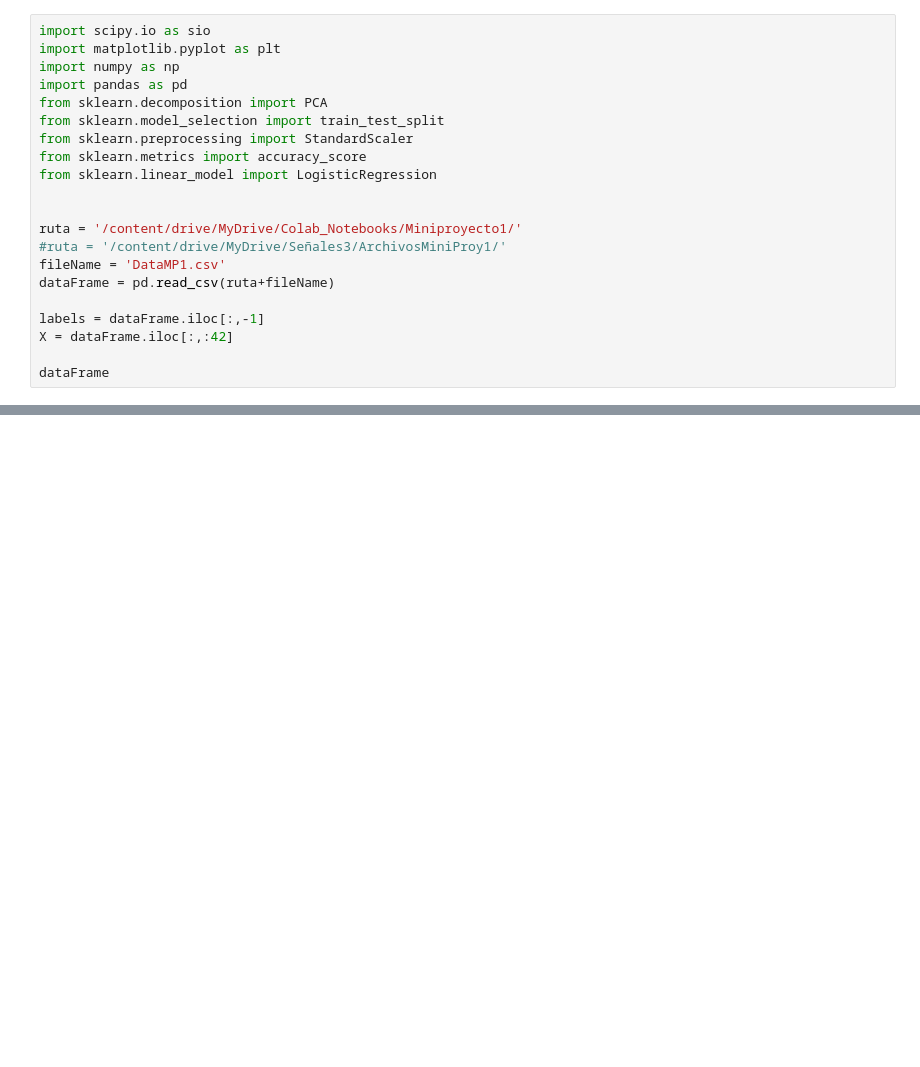
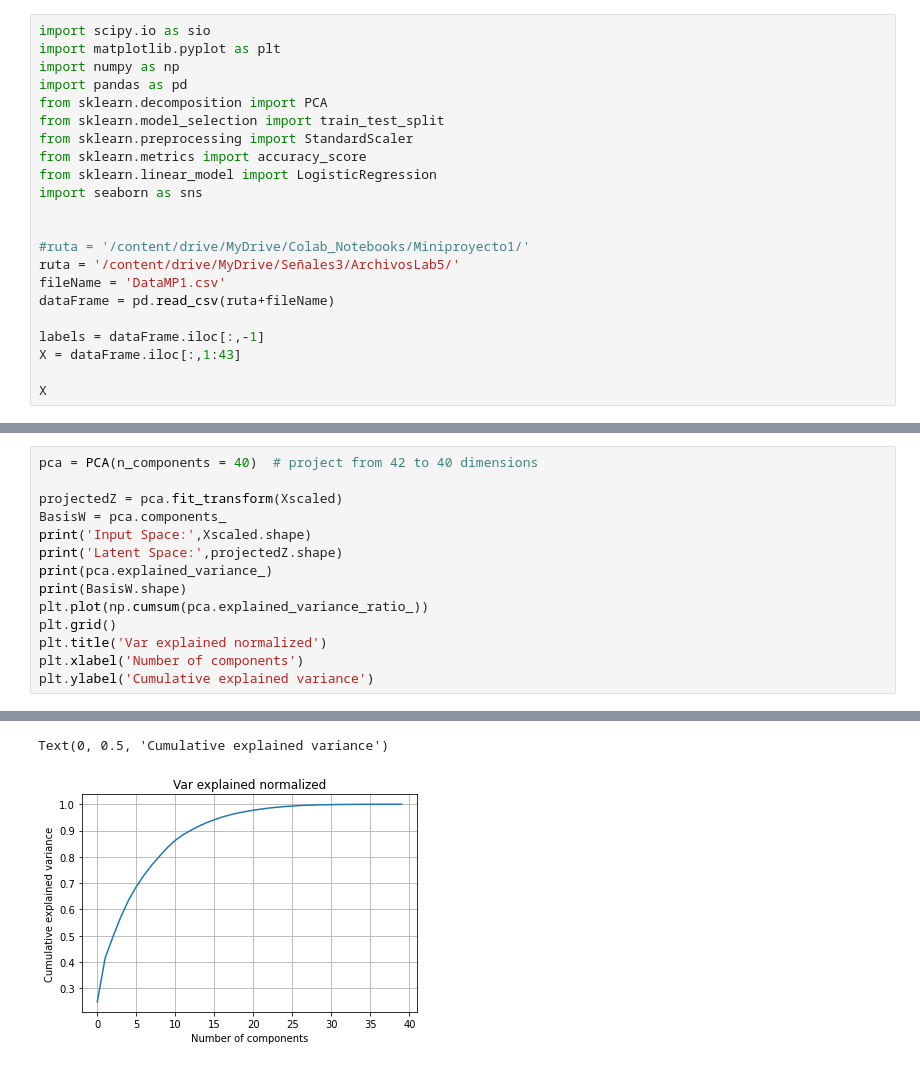
Before and after one commit to chape8/Se-alesIII, a Jupyter notebook: Lab5.ipynb, the cells around one changed output, grey strips where cells are left out. Saved outputs shown, nothing was run; the diff lists cells and outputs as text; blank space fills up the shorter version.

```diff
--- a/Lab5.ipynb
+++ b/Lab5.ipynb
@@ -15,17 +15,18 @@ from sklearn.model_selection import train_test_split
 from sklearn.preprocessing import StandardScaler
 from sklearn.metrics import accuracy_score
 from sklearn.linear_model import LogisticRegression
+import seaborn as sns
 
 
-ruta = '/content/drive/MyDrive/Colab_Notebooks/Miniproyecto1/'
-#ruta = '/content/drive/MyDrive/Señales3/ArchivosMiniProy1/'
+#ruta = '/content/drive/MyDrive/Colab_Notebooks/Miniproyecto1/'
+ruta = '/content/drive/MyDrive/Señales3/ArchivosLab5/'
 fileName = 'DataMP1.csv'
 dataFrame = pd.read_csv(ruta+fileName)
 
 labels = dataFrame.iloc[:,-1]
-X = dataFrame.iloc[:,:42]
+X = dataFrame.iloc[:,1:43]
 
-dataFrame
+X
 # %% [output]
 |  | GSR_ASR | GSR_ART | GSR_SP1 | GSR_SP2 | GSR_SP3 | GSR_SP4 | GSR_SP5 | GST_SP6 | GST_SP7 | GST_SP8 | ... | ... |
 | 0 | 10185.8373 | 2.8610 | 5824.086256 | 3160.889602 | 1531.962502 | 1407.169064 | 1112.161887 | 946.870950 | 928.750378 | 756.121295 | ... | ... |
@@ -55,0 +73,15 @@ StandardScaler()
+# %%
+pca = PCA(n_components = 40)  # project from 42 to 40 dimensions
+
+projectedZ = pca.fit_transform(Xscaled)
+BasisW = pca.components_
+print('Input Space:',Xscaled.shape)
+print('Latent Space:',projectedZ.shape)
+print(pca.explained_variance_)
+print(BasisW.shape)
+plt.plot(np.cumsum(pca.explained_variance_ratio_))
+plt.grid()
+plt.title('Var explained normalized')
+plt.xlabel('Number of components')
+plt.ylabel('Cumulative explained variance')
+# %% [output]
@@ -55,0 +101,2 @@ StandardScaler()
+Text(0, 0.5, 'Cumulative explained variance')
+[figure, added]
```
Also changed, not shown: parts of 20 cells of this notebook.
